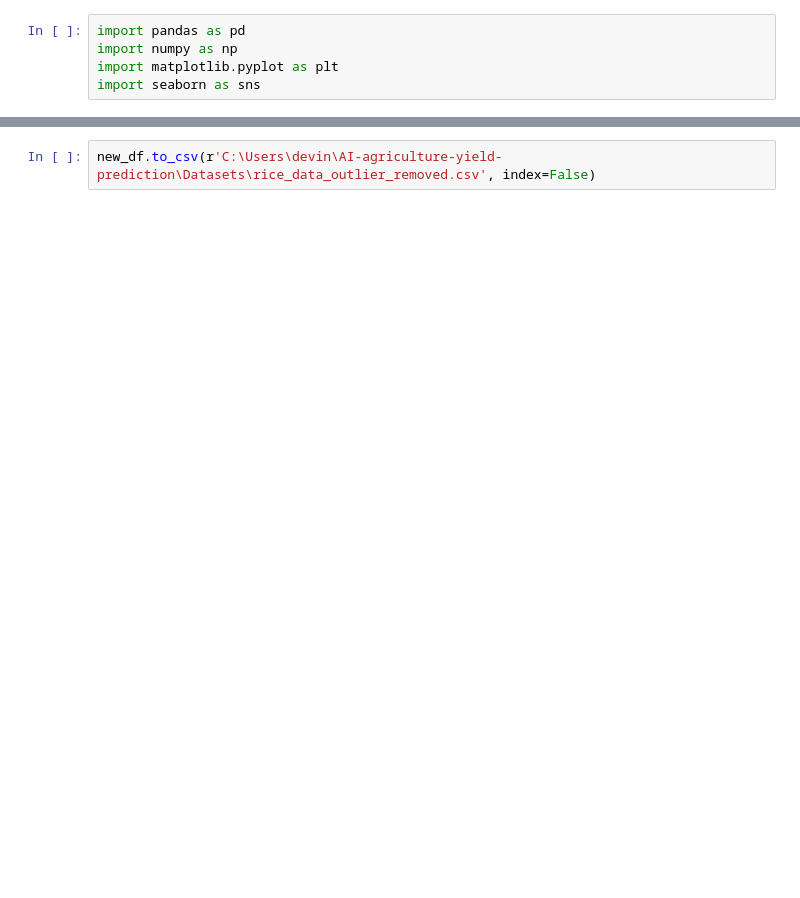
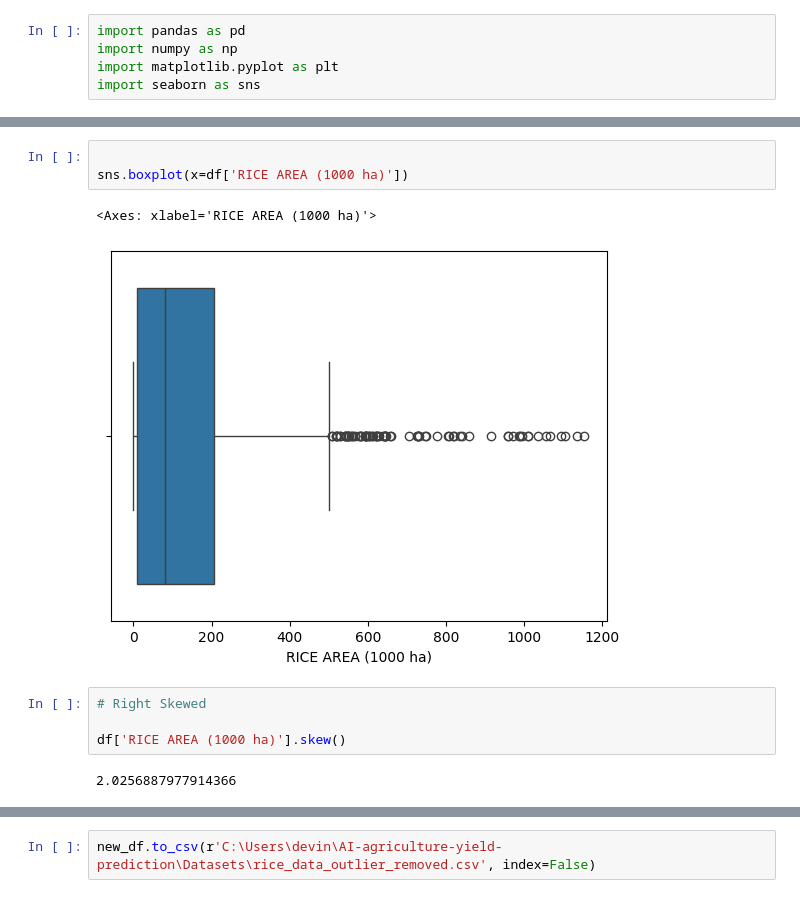
Before and after one commit to nupurmadaan04/AI-agriculture-yield-production, a Jupyter notebook: Notebooks/02_eda.ipynb, the cells around one changed output, grey strips where cells are left out. Cells and saved outputs as stored; diff of their text form; blank space fills up the shorter version.

```diff
--- a/Notebooks/02_eda.ipynb
+++ b/Notebooks/02_eda.ipynb
@@ -26,0 +94,12 @@ plt.show()
+# %%
+
+sns.boxplot(x=df['RICE AREA (1000 ha)'])
+# %% [output]
+<Axes: xlabel='RICE AREA (1000 ha)'>
+[figure, added]
+# %%
+# Right Skewed
+
+df['RICE AREA (1000 ha)'].skew()
+# %% [output]
+2.0256887977914366
```
Also changed, not shown: parts of 29 cells of this notebook.
